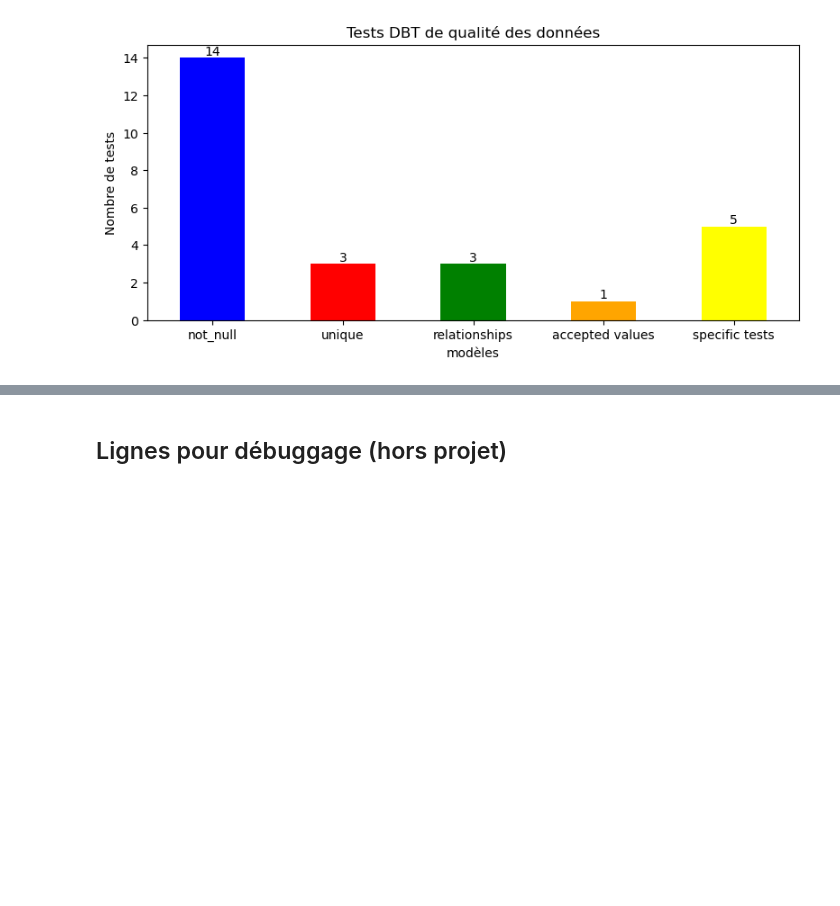
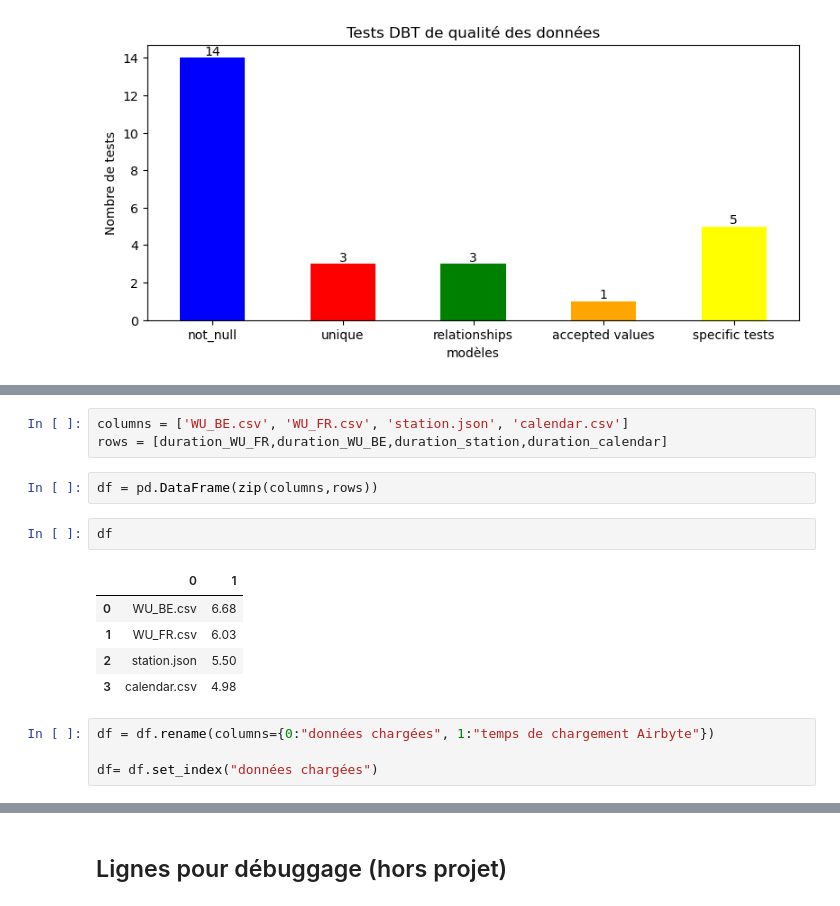
Before and after one commit to Sebules/Project_8_OpenClassrooms_Data_Engineer, a Jupyter notebook: notebook_projet_8.ipynb, the cells around one changed output, grey strips where cells are left out. Saved outputs shown, nothing was run; the diff lists cells and outputs as text; blank space fills up the shorter version.

```diff
--- a/notebook_projet_8.ipynb
+++ b/notebook_projet_8.ipynb
@@ -2474,0 +2502,17 @@ plt.show()
+# %%
+columns = ['WU_BE.csv', 'WU_FR.csv', 'station.json', 'calendar.csv']
+rows = [duration_WU_FR,duration_WU_BE,duration_station,duration_calendar]
+# %%
+df = pd.DataFrame(zip(columns,rows))
+# %%
+df
+# %% [output]
+|  | 0 | 1 |
+| 0 | WU_BE.csv | 6.68 |
+| 1 | WU_FR.csv | 6.03 |
+| 2 | station.json | 5.50 |
+| 3 | calendar.csv | 4.98 |
+# %%
+df = df.rename(columns={0:"données chargées", 1:"temps de chargement Airbyte"})
+
+df= df.set_index("données chargées")
```
Also changed, not shown: parts of 21 cells of this notebook, 4 other files.
